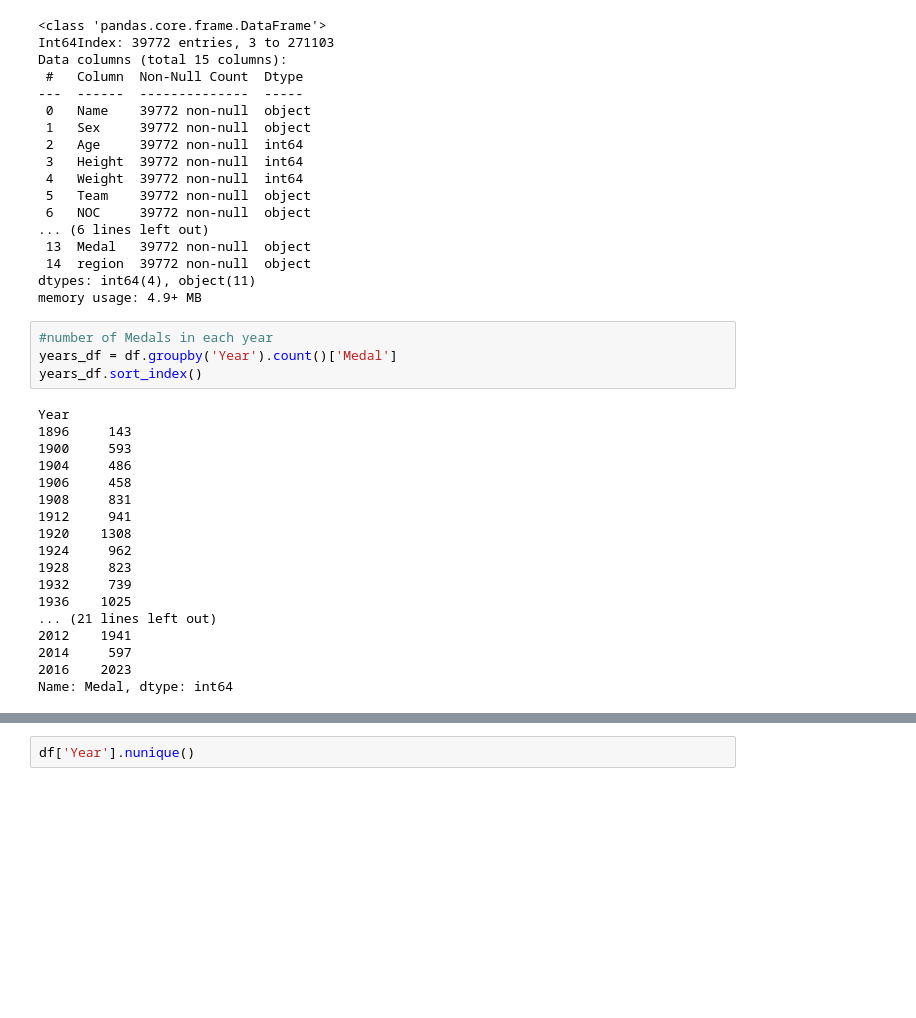
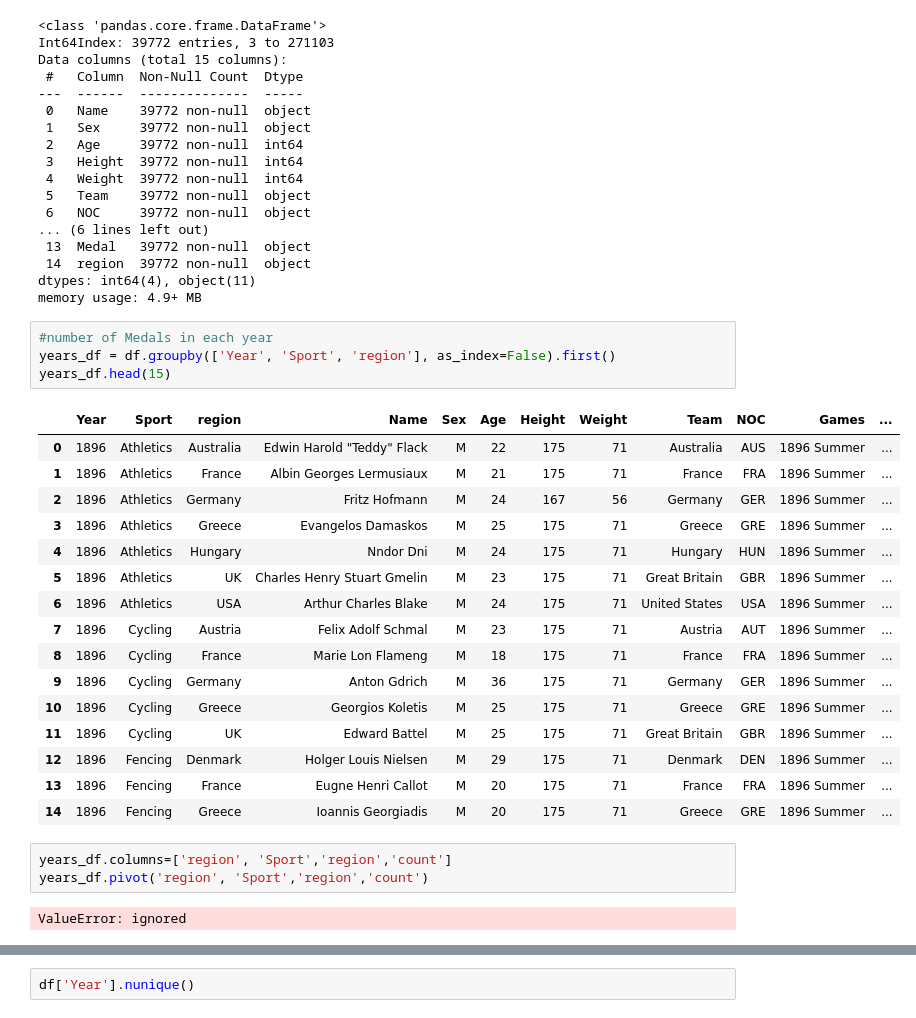
Before and after one commit to MaliheDahmardeh/Olympic-History, a Jupyter notebook: Olympic_History.ipynb, the cells around one changed output, grey strips where cells are left out. Saved outputs shown, nothing was run; the diff lists cells and outputs as text; blank space fills up the shorter version.

```diff
--- a/Olympic_History.ipynb
+++ b/Olympic_History.ipynb
@@ -362,23 +384,27 @@ dtypes: int64(4), object(11)
 memory usage: 4.9+ MB
 # %%
 #number of Medals in each year
-years_df = df.groupby('Year').count()['Medal']
-years_df.sort_index()
+years_df = df.groupby(['Year', 'Sport', 'region'], as_index=False).first()
+years_df.head(15)
 # %% [output]
-Year
-1896     143
-1900     593
-1904     486
-1906     458
-1908     831
-1912     941
-1920    1308
-1924     962
-1928     823
-1932     739
-1936    1025
-... (21 lines left out)
-2012    1941
-2014     597
-2016    2023
-Name: Medal, dtype: int64
+|  | Year | Sport | region | Name | Sex | Age | Height | Weight | Team | NOC | Games | ... |
+| 0 | 1896 | Athletics | Australia | Edwin Harold "Teddy" Flack | M | 22 | 175 | 71 | Australia | AUS | 1896 Summer | ... |
+| 1 | 1896 | Athletics | France | Albin Georges Lermusiaux | M | 21 | 175 | 71 | France | FRA | 1896 Summer | ... |
+| 2 | 1896 | Athletics | Germany | Fritz Hofmann | M | 24 | 167 | 56 | Germany | GER | 1896 Summer | ... |
+| 3 | 1896 | Athletics | Greece | Evangelos Damaskos | M | 25 | 175 | 71 | Greece | GRE | 1896 Summer | ... |
+| 4 | 1896 | Athletics | Hungary | Nndor Dni | M | 24 | 175 | 71 | Hungary | HUN | 1896 Summer | ... |
+| 5 | 1896 | Athletics | UK | Charles Henry Stuart Gmelin | M | 23 | 175 | 71 | Great Britain | GBR | 1896 Summer | ... |
+| 6 | 1896 | Athletics | USA | Arthur Charles Blake | M | 24 | 175 | 71 | United States | USA | 1896 Summer | ... |
+| 7 | 1896 | Cycling | Austria | Felix Adolf Schmal | M | 23 | 175 | 71 | Austria | AUT | 1896 Summer | ... |
+| 8 | 1896 | Cycling | France | Marie Lon Flameng | M | 18 | 175 | 71 | France | FRA | 1896 Summer | ... |
+| 9 | 1896 | Cycling | Germany | Anton Gdrich | M | 36 | 175 | 71 | Germany | GER | 1896 Summer | ... |
+| 10 | 1896 | Cycling | Greece | Georgios Koletis | M | 25 | 175 | 71 | Greece | GRE | 1896 Summer | ... |
+| 11 | 1896 | Cycling | UK | Edward Battel | M | 25 | 175 | 71 | Great Britain | GBR | 1896 Summer | ... |
+| 12 | 1896 | Fencing | Denmark | Holger Louis Nielsen | M | 29 | 175 | 71 | Denmark | DEN | 1896 Summer | ... |
+| 13 | 1896 | Fencing | France | Eugne Henri Callot | M | 20 | 175 | 71 | France | FRA | 1896 Summer | ... |
+| 14 | 1896 | Fencing | Greece | Ioannis Georgiadis | M | 20 | 175 | 71 | Greece | GRE | 1896 Summer | ... |
+# %%
+years_df.columns=['region', 'Sport','region','count']
+years_df.pivot('region', 'Sport','region','count')
+# %% [output]
+ValueError: ignored
```
Also changed, not shown: parts of 4 cells of this notebook.
